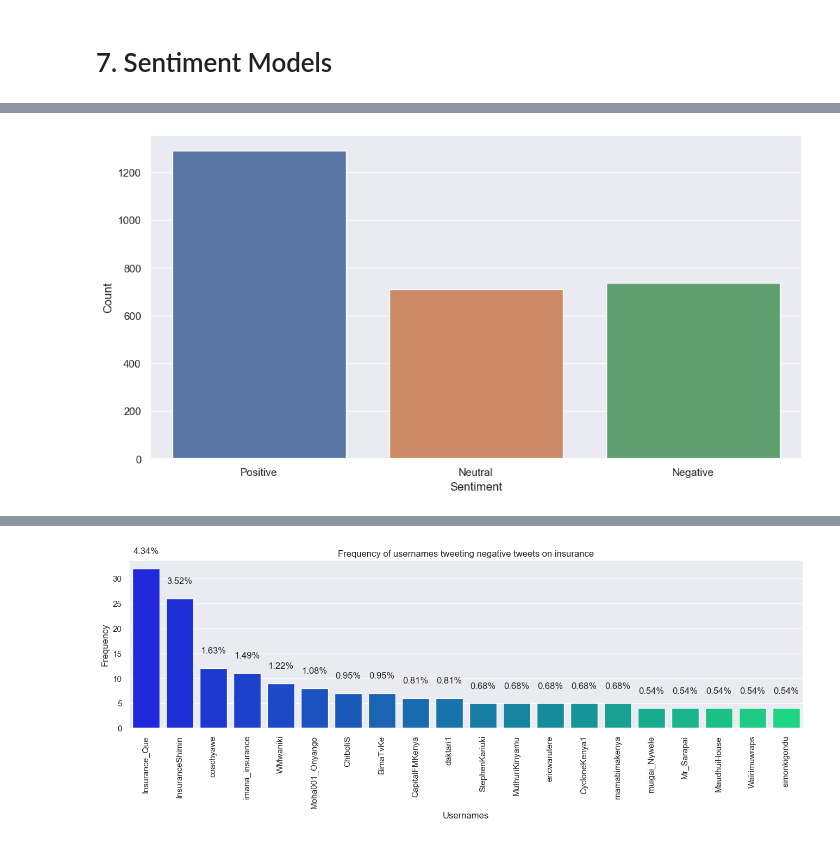
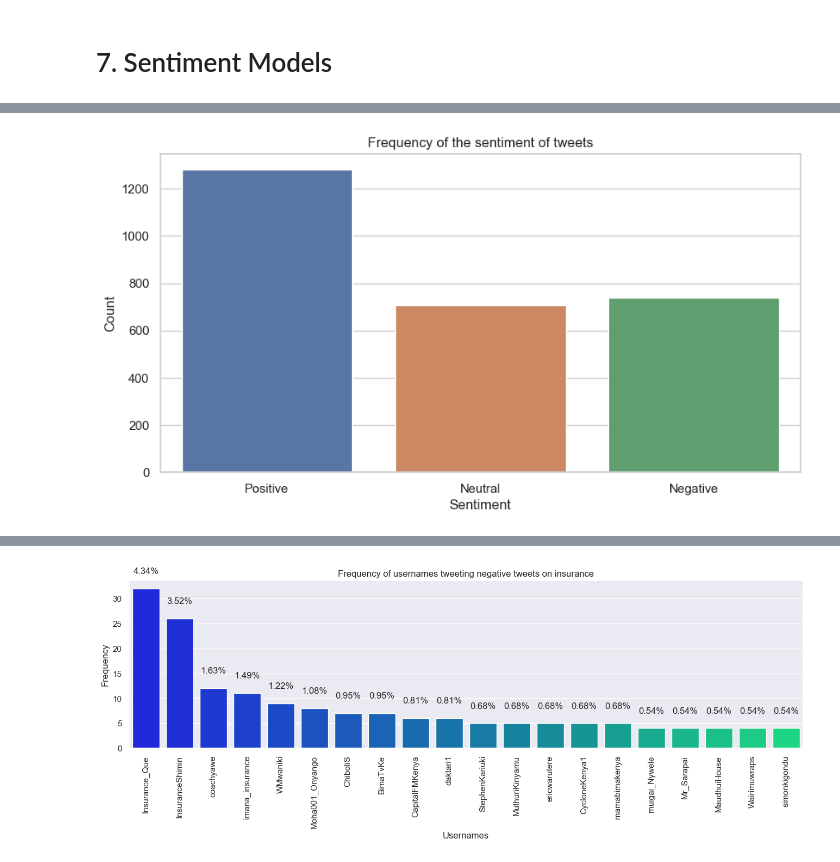
Before and after one commit to arnoldmuiruri/insurance_sentiment_analysis, a Jupyter notebook: Insurance analysis.ipynb, the cells around one changed output, grey strips where cells are left out. Drawn from its saved outputs; the diff is of its cells as text; code cells hidden in the pictures.

```diff
--- a/Insurance analysis.ipynb
+++ b/Insurance analysis.ipynb
@@ -299,6 +279,9 @@ sentiment_count
 # %%
-plt.figure(figsize=(12,6))
-axis = sns.barplot(data = sentiment_count,x = "Sentiment",y="Count")
+plt.figure(figsize=(10,5))
+graph = sns.barplot(data = sentiment_count,x = "Sentiment",y="Count")
+
+plt.title("Frequency of the sentiment of tweets")
+plt.show()
 # %% [output]
-[figure, old version]
+[figure, new version]
 # %%
```
Also changed, not shown: parts of 22 cells of this notebook, 5 other files.
